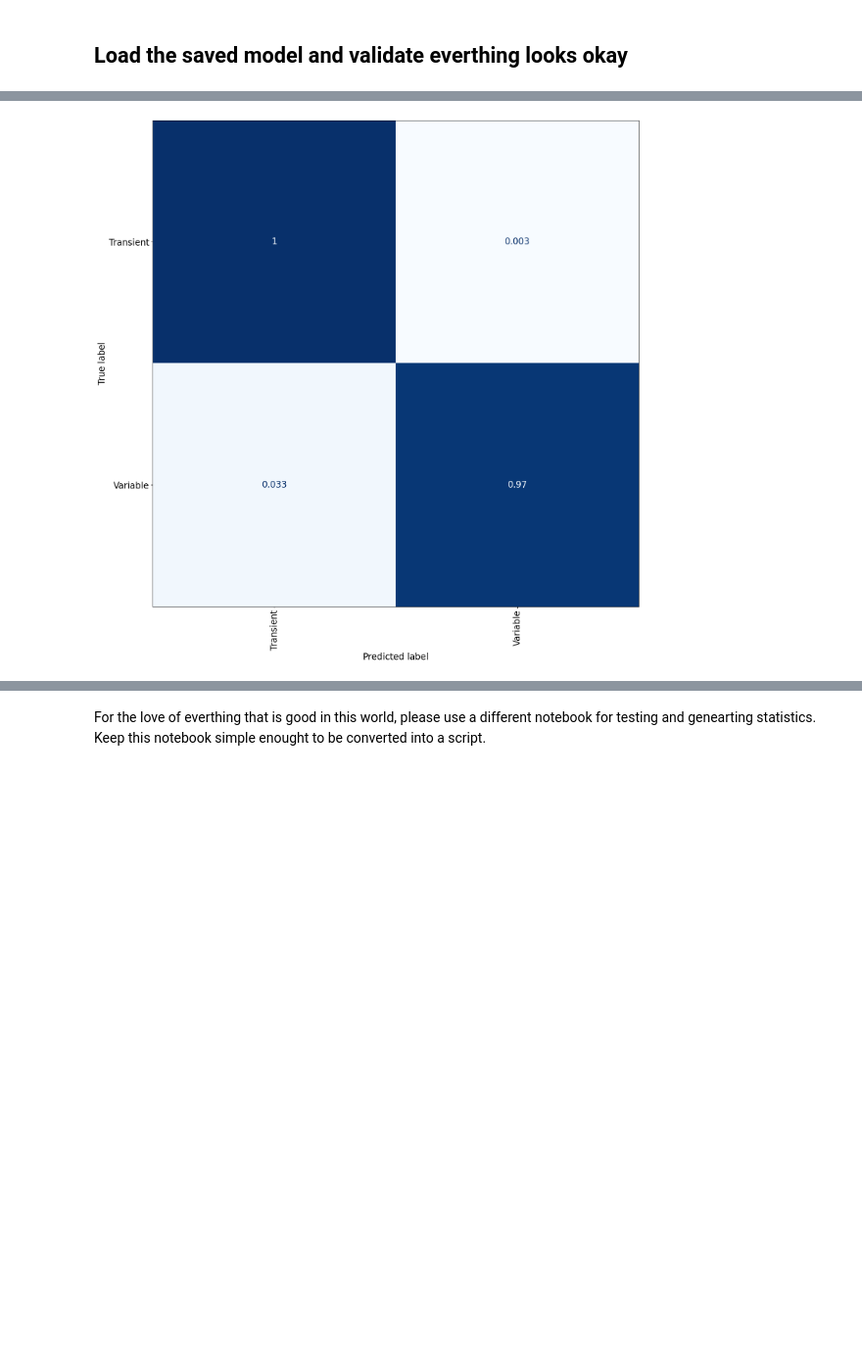
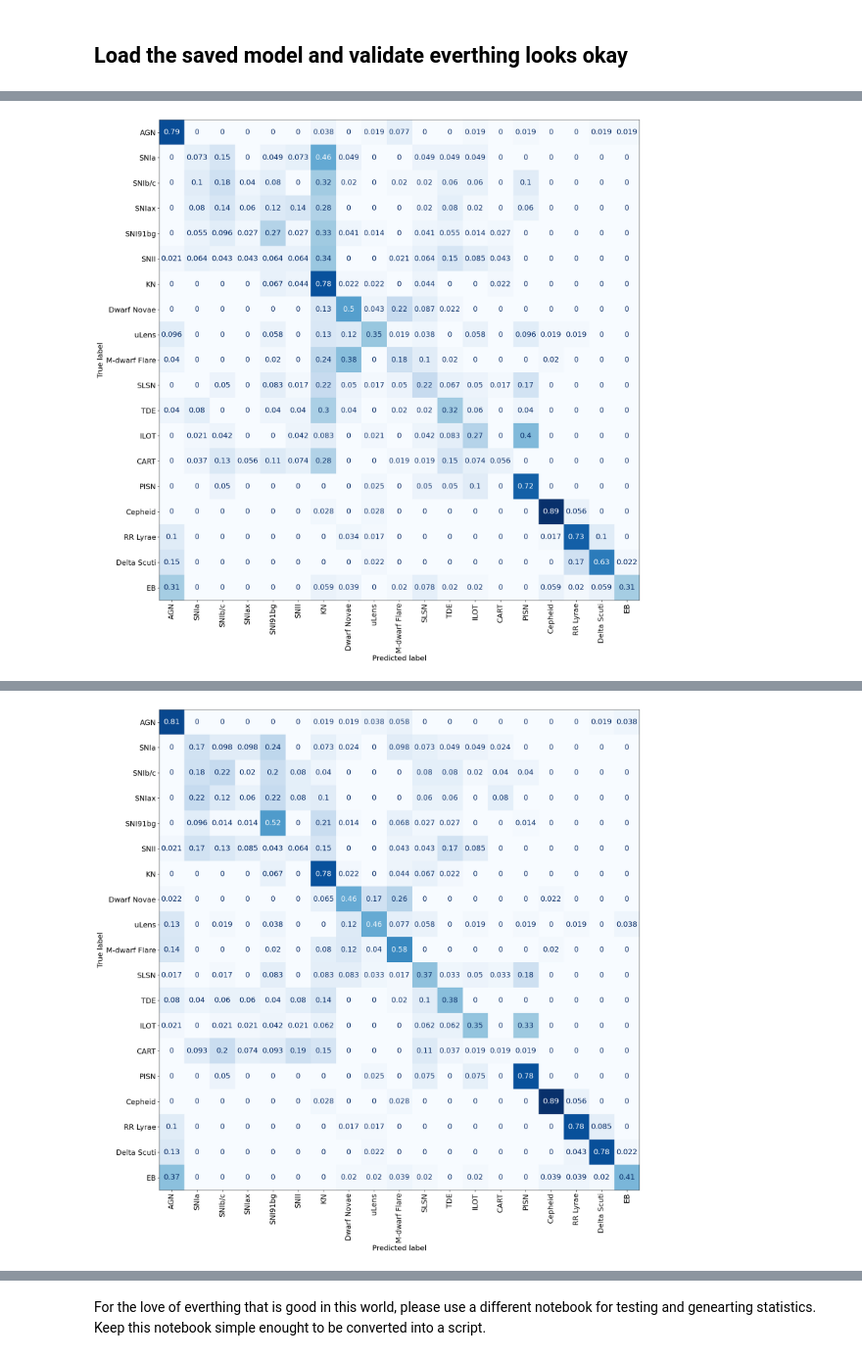
Before and after one commit to uiucsn/Astro-ORACLE, a Jupyter notebook: train_LSTM.ipynb, the cells around one changed output, grey strips where cells are left out. Shown at 98% size. Cells and saved outputs as stored; diff of their text form; code cells hidden in the pictures; blank space fills up the shorter version.

```diff
--- a/train_LSTM.ipynb
+++ b/train_LSTM.ipynb
@@ -125,0 +115,3 @@ Y_val = np.squeeze(np.array(Y_val))
+# %%
+X_ts_val, X_static_val, Y_val, astrophysical_classes_val, lc_fraction_val = get_augmented_data(X_ts_val, X_static_val, Y_val, astrophysical_classes_val, fractions)
+print("Finished augmenting validation set...")
@@ -277,19 +188,46 @@ weighted avg &   0.988329 &  0.988098 &  0.988144 &  14115.000000 \\
-# %%
-font = {'size'   : 17}
-plt.rc('font', **font)
-
-cm = confusion_matrix(Y_val_pred, Y_val_true, normalize='true')
-disp = ConfusionMatrixDisplay(confusion_matrix=cm, display_labels=list(loss_object.level_order_nodes)[1:3])
-disp.plot(cmap=plt.cm.Blues)
-disp.im_.colorbar.remove()
-
-fig = disp.figure_
-plt.xticks(rotation=90)
-
-
-fig.set_figwidth(15)
-fig.set_figheight(15)
-plt.tight_layout()
-plt.savefig('baseline_root.pdf')
-# %% [output]
-[figure, removed]
+# %%
+for f in fractions:
+
+    print(f'Running inference for {int(f*100)}% of the light curve...')
+
+    # Get all the indices for where 'f' fraction of the LC was used
+    idx = np.where(lc_fraction_val == f)[0]
+
+    # Run inference on these
+    x1 = X_ts_val[idx, :, :]
+    x2 = X_static_val[idx]
+    y_pred = model1.predict([x1, x2])
+
+    # Get the predictions at the leaf
+    for i in range(y_pred.shape[0]):
+
+        pseudo_probs, weighted_tree = get_prediction_probs(y_pred[[i], :])
+        leaf_prob , _ = get_highest_prob_path(weighted_tree)
+        y_pred[i, -19:] =  leaf_prob
+
+    y_pred = np.argmax(y_pred[:, -19:], axis=1)
+    y_true = np.argmax(Y_val[idx, -19:], axis=1)
+
+    # Print the stats
+    print(f'For {int(f*100)}% of the light curve, these are the statistics')
+    report = classification_report(y_true, y_pred, target_names=list(loss_object.level_order_nodes)[-19:])
+    print(report)
+
+    # Make plots
+    font = {'size'   : 17}
+    plt.rc('font', **font)
+
+    cm = confusion_matrix(y_true, y_pred, normalize='true')
+    disp = ConfusionMatrixDisplay(confusion_matrix=cm, display_labels=list(loss_object.level_order_nodes)[-19:])
+    disp.plot(cmap=plt.cm.Blues)
+    disp.im_.colorbar.remove()
+
+    fig = disp.figure_
+    plt.xticks(rotation=90)
+
+
+    fig.set_figwidth(18)
+    fig.set_figheight(18)
+    plt.tight_layout()
+    plt.show()
+# %% [output]
@@ -295,0 +251 @@ plt.savefig('baseline_root.pdf')
+[figure, added]
@@ -295,0 +269 @@ plt.savefig('baseline_root.pdf')
+[figure, added]
```
Also changed, not shown: parts of 22 cells of this notebook, 1 other file.
